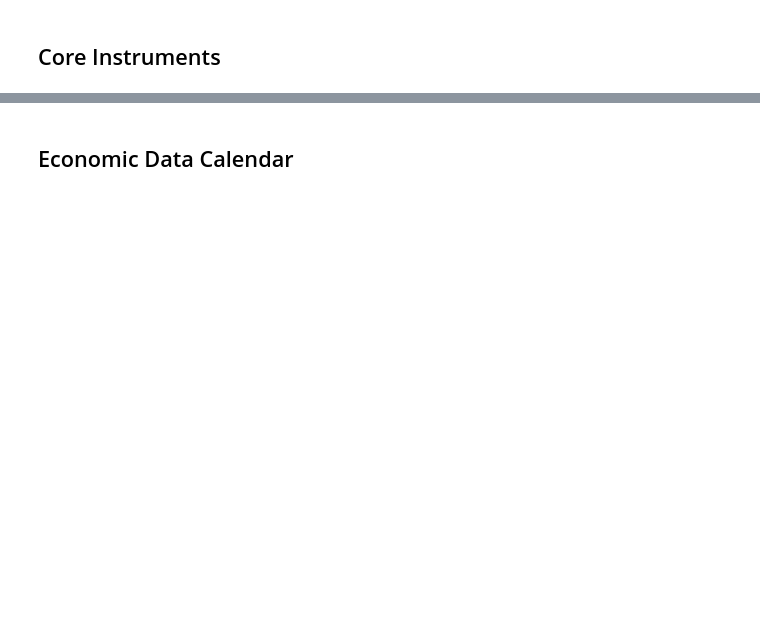
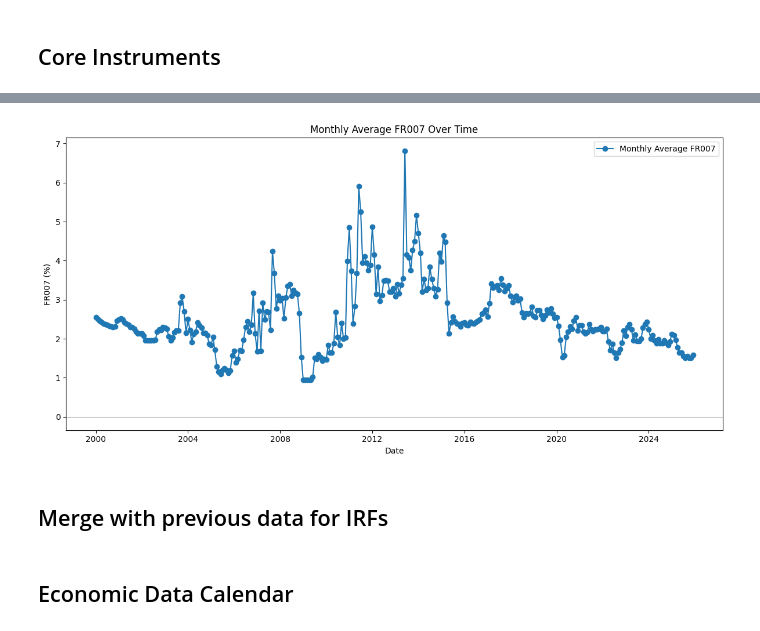
Before and after one commit to liminglin98/Thesis, a Jupyter notebook: Data/Data_Montly.ipynb, the cells around one changed output, grey strips where cells are left out. Drawn from its saved outputs; the diff is of its cells as text; code cells hidden in the pictures; blank space fills up the shorter version.

```diff
--- a/Data/Data_Montly.ipynb
+++ b/Data/Data_Montly.ipynb
@@ -1014,0 +1153,15 @@ hfi_core_df["any_policy"] = (hfi_core_df[core_instrument_cols].any(axis=1)).asty
+# %%
+# just plot fr007 from full_repo_df
+fig, ax = plt.subplots(figsize=(12, 6))
+ax.plot(full_repo_df["date"], full_repo_df["FR007"], label="Monthly Average FR007", marker="o")
+ax.axhline(0, color="grey", linewidth=0.5)
+ax.set_xlabel("Date")
+ax.set_ylabel("FR007 (%)")
+ax.set_title("Monthly Average FR007 Over Time")
+ax.legend()
+plt.tight_layout()
+plt.show()
+# %% [output]
+[figure, added]
+# %% [markdown]
+## Merge with previous data for IRFs
```
Also changed, not shown: parts of 19 cells of this notebook, 12 other files.
